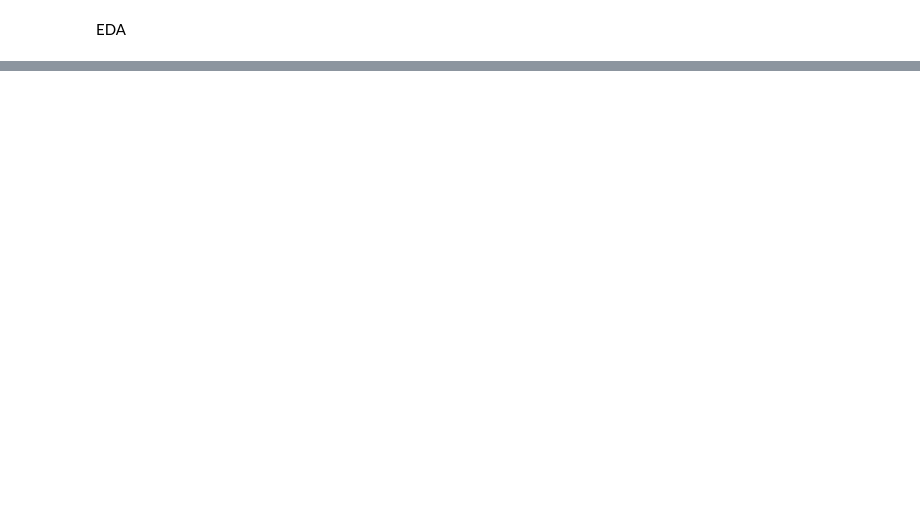
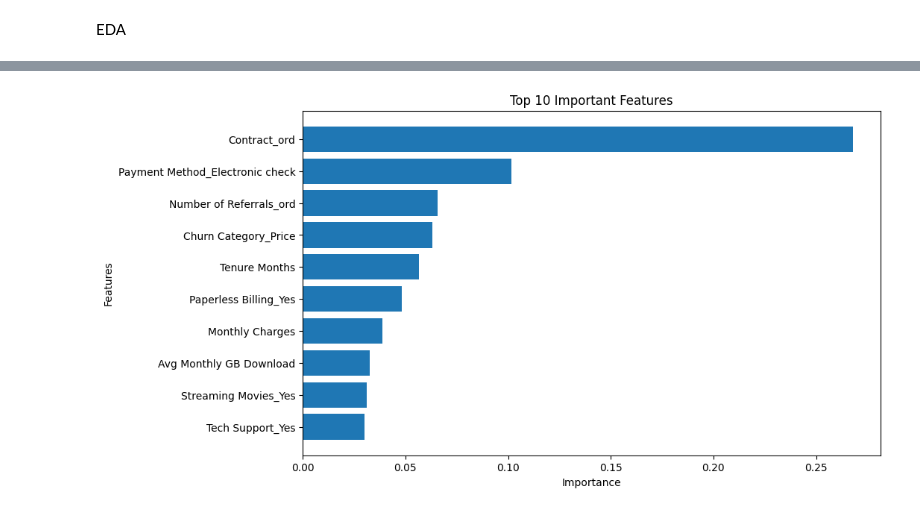
Before and after one commit to JasonCheung01/Telco-Churn, a Jupyter notebook: AML_Team_Project.ipynb, the cells around one changed output, grey strips where cells are left out. Drawn from its saved outputs; the diff is of its cells as text; code cells hidden in the pictures; blank space fills up the shorter version.

```diff
--- a/AML_Team_Project.ipynb
+++ b/AML_Team_Project.ipynb
@@ -722,0 +905,5 @@ plt.show()
+# %%
+# Remove identified linkage features
+linkage_features2 = ['Customer Status_ord', 'Satisfaction Score_ord']
+X_train_xgb = X_train_xgb.drop(columns=linkage_features2, errors='ignore')
+X_test_xgb = X_test_xgb.drop(columns=linkage_features2, errors='ignore')
@@ -722,0 +978,6 @@ plt.show()
+# %%
+# Remmoving Churn Score since it looks like a leakage feature
+
+linkage_features2.append('Churn Score')
+X_train_xgb = X_train_xgb.drop(columns=linkage_features2, errors='ignore')
+X_test_xgb = X_test_xgb.drop(columns=linkage_features2, errors='ignore')
@@ -722,0 +1026,17 @@ plt.show()
+# %%
+# Initialize the XGBoost model with the best parameters
+xgb_best_model = XGBClassifier(
+    colsample_bytree=0.8,
+    learning_rate=0.05,
+    max_depth=3,
+    n_estimators=200,
+    reg_alpha=0,
+    reg_lambda=1,
+    subsample=0.8,
+    use_label_encoder=False,
+    eval_metric="logloss",
+    random_state=42
+)
+# %%
+
+xgb_best_model.fit(X_train_xgb, y_train_xgb_encoded)
@@ -722,0 +1079,17 @@ plt.show()
+# %%
+
+feature_importances_best = pd.DataFrame({
+    'Feature': X_train_xgb.columns,
+    'Importance': xgb_best_model.feature_importances_
+}).sort_values(by='Importance', ascending=False)
+
+
+plt.figure(figsize=(10, 6))
+plt.barh(feature_importances_best['Feature'][:10], feature_importances_best['Importance'][:10])
+plt.xlabel('Importance')
+plt.ylabel('Features')
+plt.title('Top 10 Important Features')
+plt.gca().invert_yaxis()
+plt.show()
+# %% [output]
+[figure, added]
```
Also changed, not shown: parts of 80 cells of this notebook.
